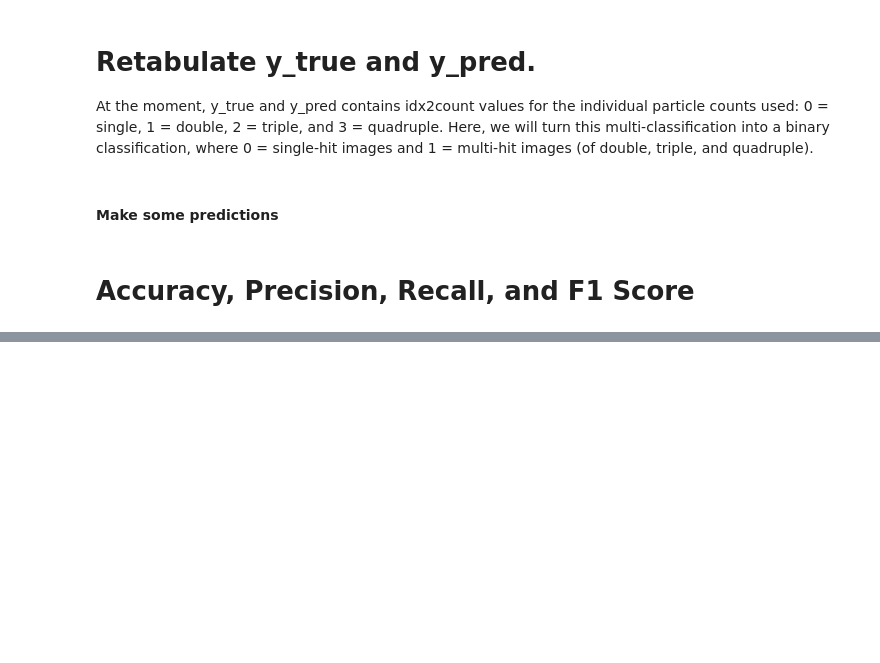
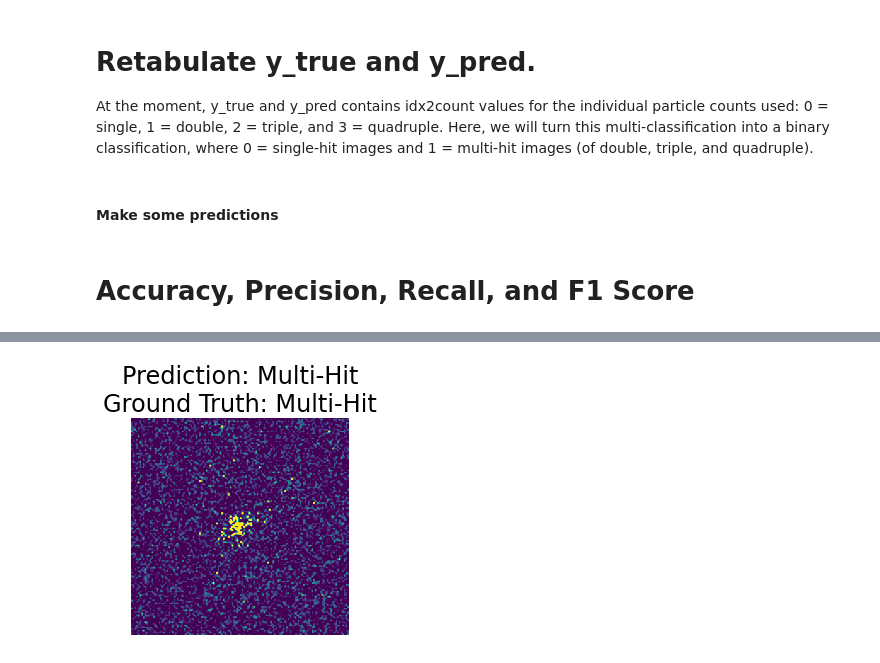
Before and after one commit to chuckie82/DeepProjection, a Jupyter notebook: examples/twin_network_for_diffraction.ipynb, the cells around one changed output, grey strips where cells are left out. Cells and saved outputs as stored; diff of their text form; code cells hidden in the pictures; blank space fills up the shorter version.

```diff
--- a/examples/twin_network_for_diffraction.ipynb
+++ b/examples/twin_network_for_diffraction.ipynb
@@ -993,0 +1169,5 @@ F1 Score: 0.9824561403508771
+# %%
+RANDOM_NUMBER = 100
+display_diffraction_img_and_prediction(RANDOM_NUMBER)
+# %% [output]
+[figure, added]
```
Also changed, not shown: parts of 19 cells of this notebook.
